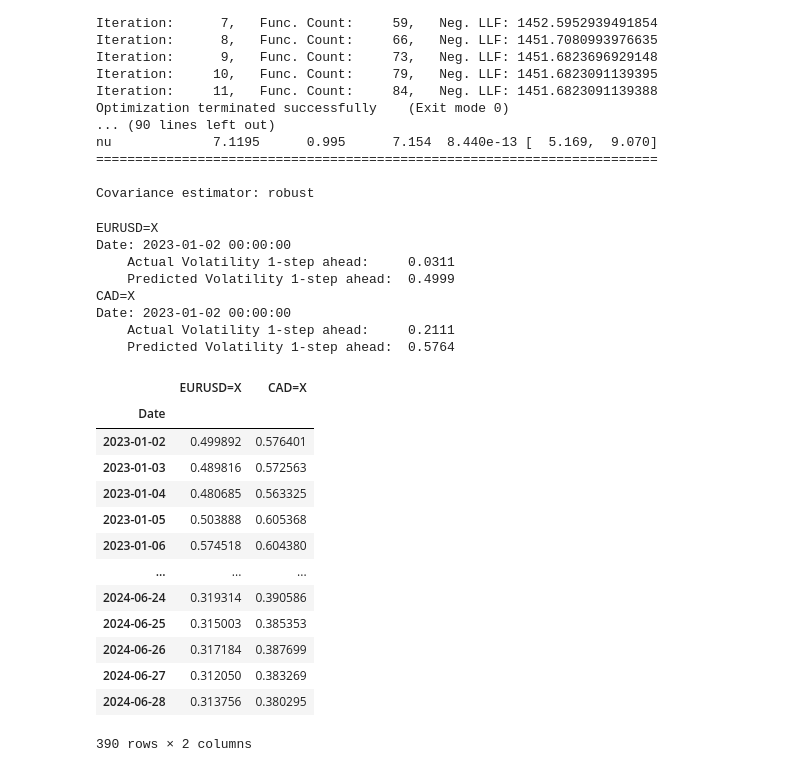
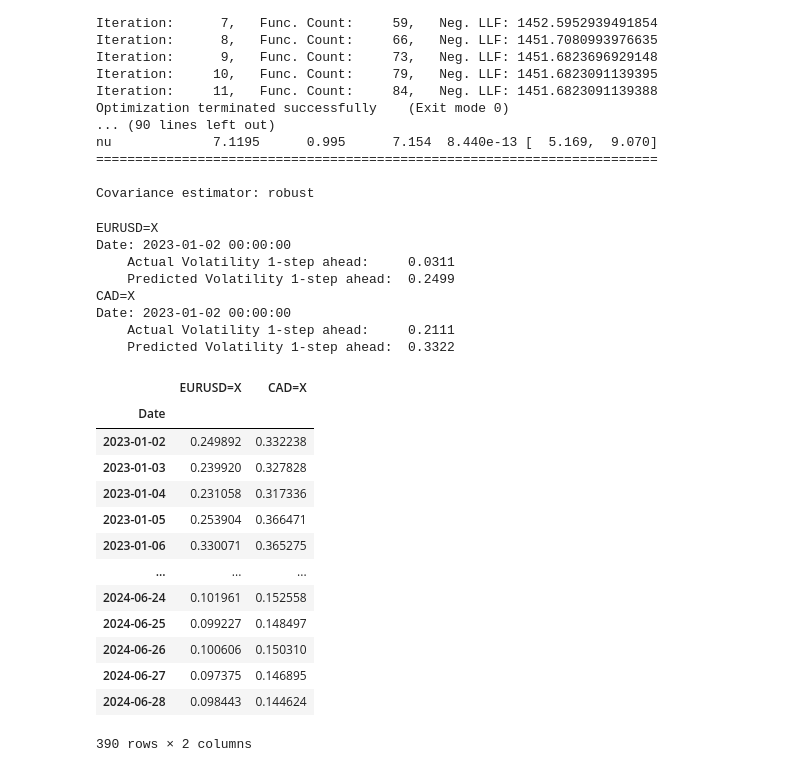
Before and after one commit to AnnastasiaStathakos/financial-time-series-forecasting, a Jupyter notebook: notebooks/02_garch_model.ipynb, the cells around one changed output. Drawn from its saved outputs; the diff is of its cells as text; code cells hidden in the pictures.

```diff
--- a/notebooks/02_garch_model.ipynb
+++ b/notebooks/02_garch_model.ipynb
@@ -131,7 +142,7 @@ nu             7.1195      0.995      7.154  8.440e-13 [  5.169,  9.070]
 
 Covariance estimator: robust
 # %%
-# 1-step forecast: Forecast over test period
+# Single 1-step ahead forecast
 preds = pd.DataFrame(index=test.index, columns=tickers)
 
 test_sq = test.copy()
@@ -145,7 +156,7 @@ for ticker in tickers:
     forecast = model_results.forecast(horizon=1, reindex=False)
     var_preds = forecast.variance.values[-1, 0]
 
-    preds[ticker] = np.sqrt(var_preds)
+    preds[ticker] = var_preds
 
     print(f'Date: {preds.index[0]}')
     print(f'    Actual Volatility 1-step ahead:     {test_sq[ticker].iloc[0]:.4f}')
@@ -154,60 +165,66 @@ for ticker in tickers:
 EURUSD=X
 Date: 2023-01-02 00:00:00
     Actual Volatility 1-step ahead:     0.0311
-    Predicted Volatility 1-step ahead:  0.4999
+    Predicted Volatility 1-step ahead:  0.2499
 CAD=X
 Date: 2023-01-02 00:00:00
     Actual Volatility 1-step ahead:     0.2111
-    Predicted Volatility 1-step ahead:  0.5764
+    Predicted Volatility 1-step ahead:  0.3322
 # %%
 # Rolling forecast 1-step ahead forecast
 preds = pd.DataFrame(index=test.index, columns=tickers)
 
 window_size = 1
 
+time_spent = {}
 for ticker in tickers:
     var_preds = []
 
     history = train[ticker].copy()
 
     model_results = model_dict[ticker]
 
+    start = time.time()
     for i, h in enumerate(test.index):
         if i % window_size == 0:
             model = arch_model(history,
                 vol='Garch',
                 p=P, q=Q,
                 dist='t',
                 mean='constant')
             model_results = model.fit(disp='off')
 
         # 1-step ahead forecast
         forecast = model_results.forecast(horizon=1, reindex=False)
-        var_pred = forecast.variance.values[-1,0] # variance prediction
+        var_pred = forecast.variance.values[-1, 0] # variance prediction
 
         # add to predictions
-        var_preds.append(np.sqrt(var_pred))   # volatility prediction
+        var_preds.append(var_pred)
 
         # update history
         history.loc[h] = test[ticker].loc[h]
 
     preds[ticker] = var_preds
+    end = time.time()
 
+    time_spent[ticker] = end - start
+
+print(time_spent)
 preds
 # %% [output]
 |  | EURUSD=X | CAD=X |
 | Date |  |  |
-| 2023-01-02 | 0.499892 | 0.576401 |
-| 2023-01-03 | 0.489816 | 0.572563 |
-| 2023-01-04 | 0.480685 | 0.563325 |
-| 2023-01-05 | 0.503888 | 0.605368 |
-| 2023-01-06 | 0.574518 | 0.604380 |
+| 2023-01-02 | 0.249892 | 0.332238 |
+| 2023-01-03 | 0.239920 | 0.327828 |
+| 2023-01-04 | 0.231058 | 0.317336 |
+| 2023-01-05 | 0.253904 | 0.366471 |
+| 2023-01-06 | 0.330071 | 0.365275 |
 | ... | ... | ... |
-| 2024-06-24 | 0.319314 | 0.390586 |
-| 2024-06-25 | 0.315003 | 0.385353 |
-| 2024-06-26 | 0.317184 | 0.387699 |
-| 2024-06-27 | 0.312050 | 0.383269 |
-| 2024-06-28 | 0.313756 | 0.380295 |
+| 2024-06-24 | 0.101961 | 0.152558 |
+| 2024-06-25 | 0.099227 | 0.148497 |
+| 2024-06-26 | 0.100606 | 0.150310 |
+| 2024-06-27 | 0.097375 | 0.146895 |
+| 2024-06-28 | 0.098443 | 0.144624 |
 390 rows × 2 columns
 # %%
 # evaluate model
```
Also changed, not shown: parts of 10 cells of this notebook, 25 other files.
